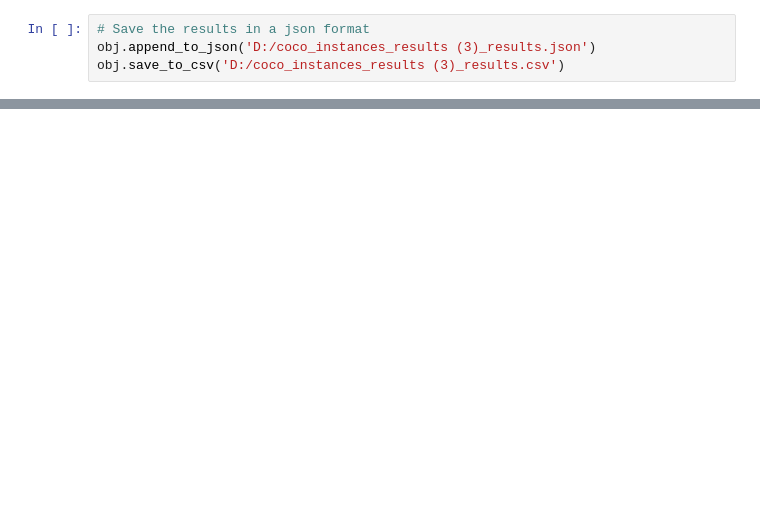
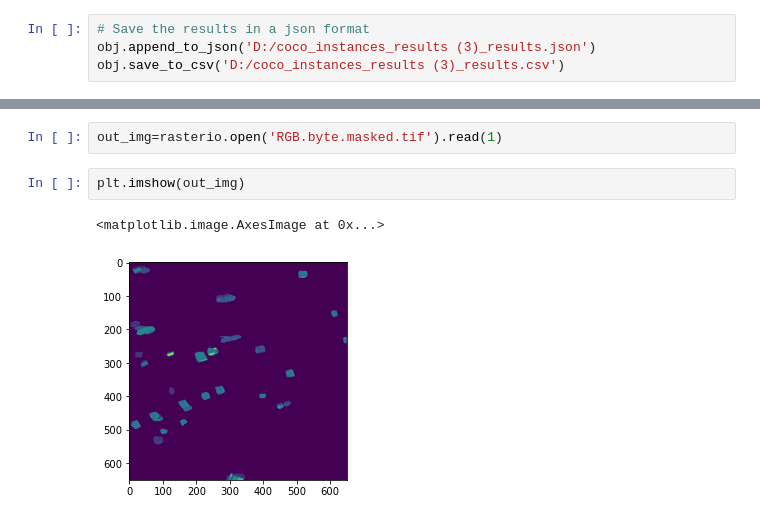
Before and after one commit to HariniSureshS/solarpanel, a Jupyter notebook: post-processing/test_post_processing.ipynb, the cells around one changed output, grey strips where cells are left out. Cells and saved outputs as stored; diff of their text form; blank space fills up the shorter version.

```diff
--- a/post-processing/test_post_processing.ipynb
+++ b/post-processing/test_post_processing.ipynb
@@ -60,0 +61,7 @@ geo_df_full
+# %%
+out_img=rasterio.open('RGB.byte.masked.tif').read(1)
+# %%
+plt.imshow(out_img)
+# %% [output]
+<matplotlib.image.AxesImage at 0x...>
+[figure, added]
```
Also changed, not shown: parts of 15 cells of this notebook, 1 other file.
